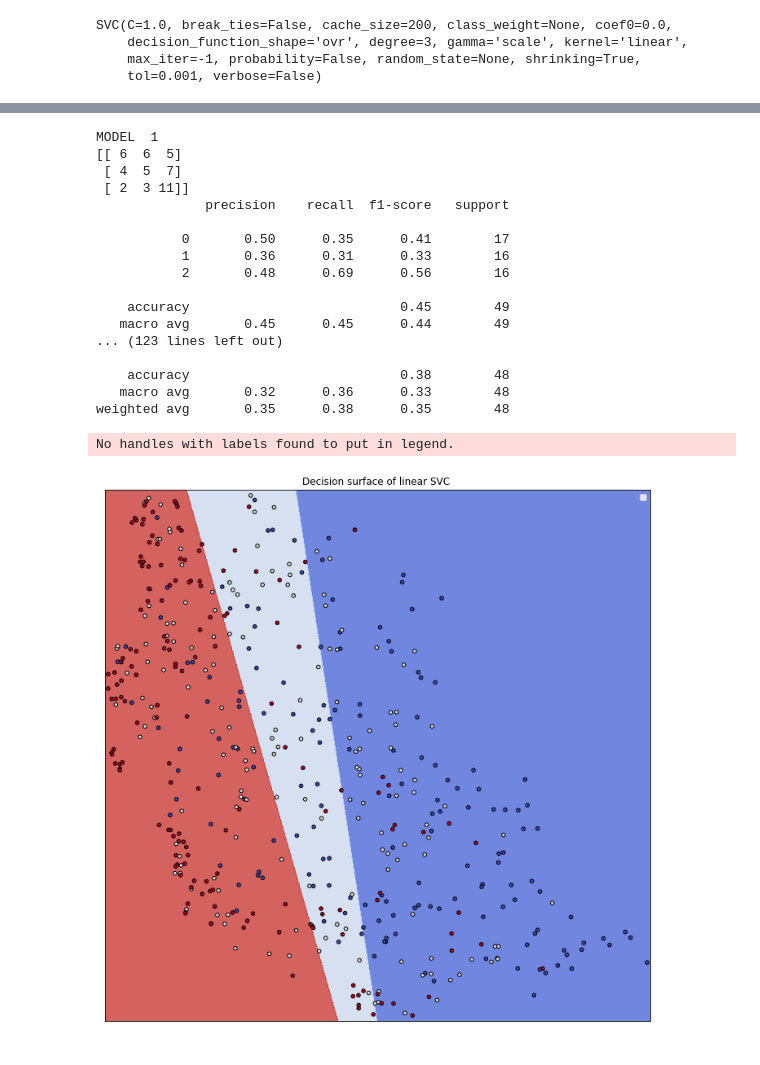
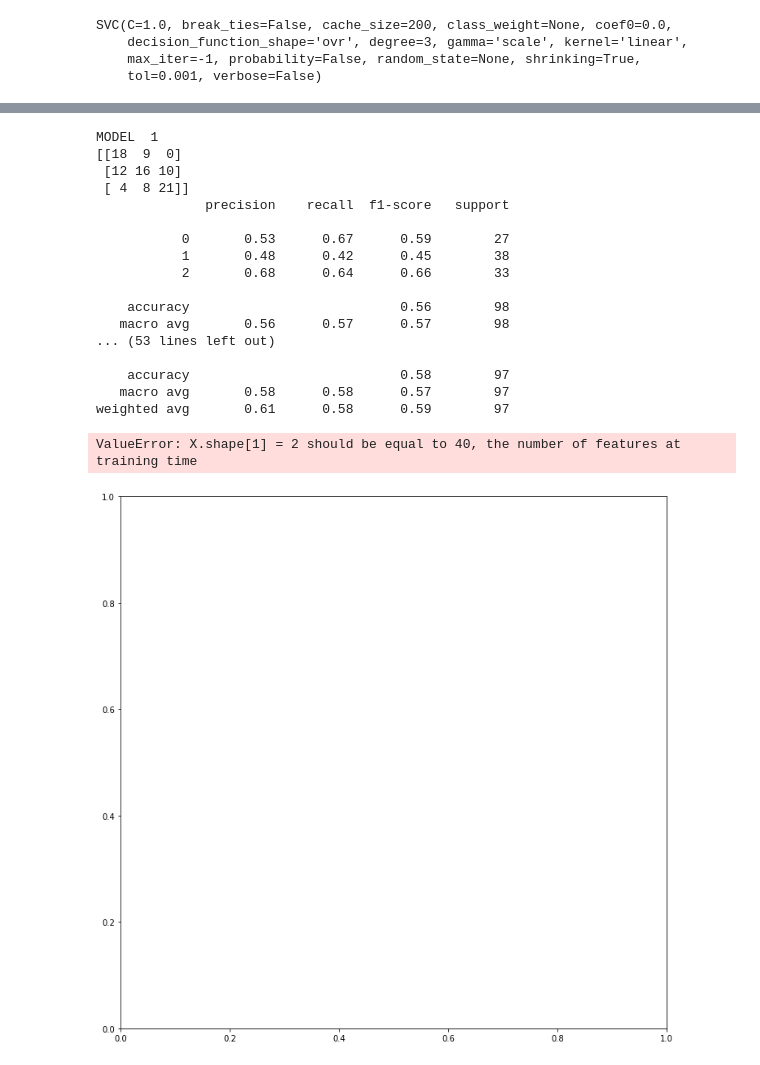
Before and after one commit to mattlianje/climactic, a Jupyter notebook: speech-model/experiment.ipynb, the cells around one changed output, grey strips where cells are left out. Drawn from its saved outputs; the diff is of its cells as text; code cells hidden in the pictures.

Commit message:
saved models, added new notebook to spot check

```diff
--- a/speech-model/experiment.ipynb
+++ b/speech-model/experiment.ipynb
@@ -124,7 +145,7 @@ plt.scatter(centers[:, 0], centers[:, 1], c='black', s=200, alpha=0.5)
 # First lets split the data using k-fold
 from sklearn.model_selection import KFold
 
-kf = KFold(n_splits = 10, shuffle = True)
+kf = KFold(n_splits = 5, shuffle = True)
 kfold_data = next(kf.split(df), None)
 
 train = df.iloc[kfold_data[0]]
@@ -216,14 +237,14 @@ for train_idx, test_idx in kf.split(balanced_df, None):
     train = balanced_df.iloc[train_idx]
     test = balanced_df.iloc[test_idx]
 
-    X_train = list(zip(train['x'], train['y']))
+    X_train = train['mfcc_arr'].tolist()
     y_train = train['commentator']
 
     svclassifier = SVC(kernel='linear')
     svclassifier.fit(X_train, y_train)
     svm_models.append(svclassifier)
 
-    X_test = list(zip(test['x'], test['y']))
+    X_test = test['mfcc_arr'].tolist()
     y_test = test['commentator']
 
     y_pred = svclassifier.predict(X_test)
@@ -239,55 +260,55 @@ for y_test, y_pred in svm_results:
     counter += 1
 # %% [output]
 MODEL  1
-[[ 6  6  5]
- [ 4  5  7]
- [ 2  3 11]]
+[[18  9  0]
+ [12 16 10]
+ [ 4  8 21]]
               precision    recall  f1-score   support
 
-           0       0.50      0.35      0.41        17
-           1       0.36      0.31      0.33        16
-           2       0.48      0.69      0.56        16
+           0       0.53      0.67      0.59        27
+           1       0.48      0.42      0.45        38
+           2       0.68      0.64      0.66        33
 
-    accuracy                           0.45        49
-   macro avg       0.45      0.45      0.44        49
-... (123 lines left out)
+    accuracy                           0.56        98
+   macro avg       0.56      0.57      0.57        98
+... (53 lines left out)
 
-    accuracy                           0.38        48
-   macro avg       0.32      0.36      0.33        48
-weighted avg       0.35      0.38      0.35        48
+    accuracy                           0.58        97
+   macro avg       0.58      0.58      0.57        97
+weighted avg       0.61      0.58      0.59        97
 # %%
 # that looks a lot better
-# Model 7 looks the best based on the precision and recall compared to the other models
+# Model 2 looks the best based on the precision and recall compared to the other models
 
 def make_meshgrid(x, y, h=.02):
     x_min, x_max = x.min() - 1, x.max() + 1
     y_min, y_max = y.min() - 1, y.max() + 1
     xx, yy = np.meshgrid(np.arange(x_min, x_max, h), np.arange(y_min, y_max, h))
     return xx, yy
 
 def plot_contours(ax, clf, xx, yy, **params):
     Z = clf.predict(np.c_[xx.ravel(), yy.ravel()])
     Z = Z.reshape(xx.shape)
     out = ax.contourf(xx, yy, Z, **params)
     return out
 
 fig, ax = plt.subplots(figsize=(12,12))
 title = ('Decision surface of linear SVC ')
 X0, X1 = balanced_df['x'], balanced_df['y']
 xx, yy = make_meshgrid(X0, X1)
 y = balanced_df['commentator']
-model = svm_models[6]
+model = svm_models[1]
 
 plot_contours(ax, model, xx, yy, cmap=plt.cm.coolwarm, alpha=0.8)
 ax.scatter(X0, X1, c=y, cmap=plt.cm.coolwarm, s=20, edgecolors='k')
 ax.set_xticks(())
 ax.set_yticks(())
 ax.set_title(title)
 ax.legend()
 plt.show()
 # %% [output]
-No handles with labels found to put in legend.
+ValueError: X.shape[1] = 2 should be equal to 40, the number of features at training time
-[figure, old version]
+[figure, new version]
 # %%
 # lets try training with different svm types instead of just linear
 # try training svm with 3 classes using polynomial
```
Also changed, not shown: parts of 23 cells of this notebook, 5 other files.
